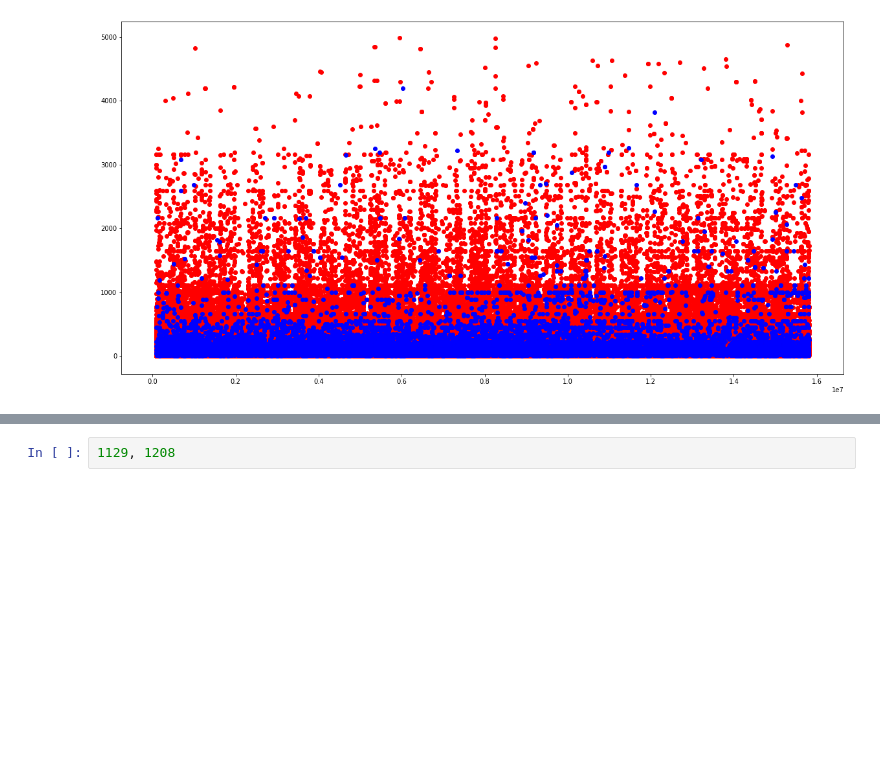
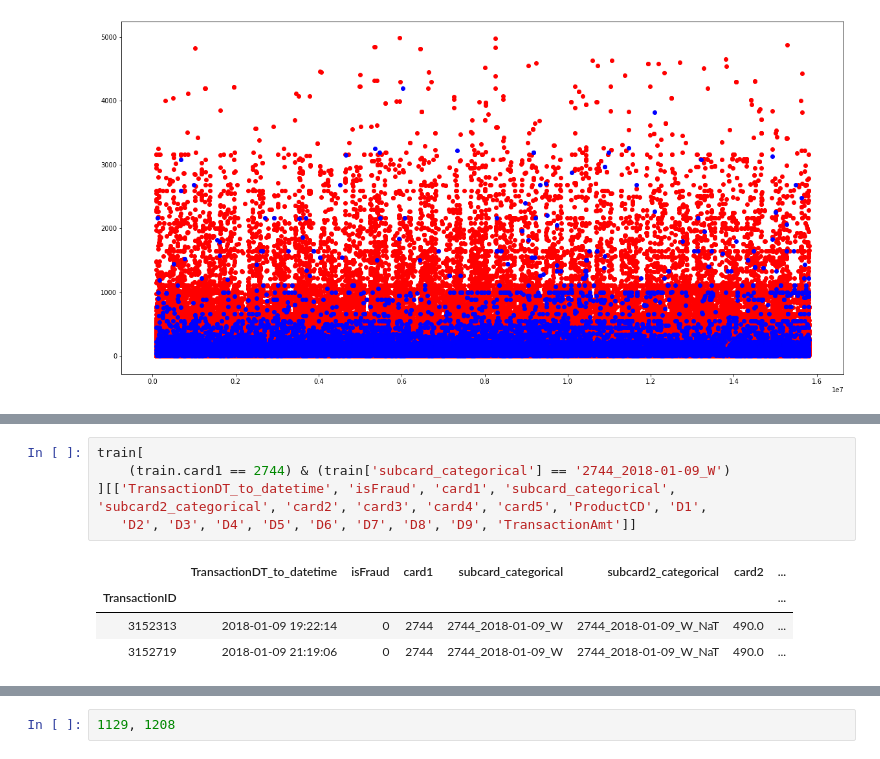
Before and after one commit to merkylove/IEEE_FRAUD, a Jupyter notebook: V_EDA.ipynb, the cells around one changed output, grey strips where cells are left out. Saved outputs shown, nothing was run; the diff lists cells and outputs as text; blank space fills up the shorter version.

```diff
--- a/V_EDA.ipynb
+++ b/V_EDA.ipynb
@@ -326,0 +298,10 @@ tmp[
+# %%
+train[
+    (train.card1 == 2744) & (train['subcard_categorical'] == '2744_2018-01-09_W')
+][['TransactionDT_to_datetime', 'isFraud', 'card1', 'subcard_categorical', 'subcard2_categorical', 'card2', 'card3', 'card4', 'card5', 'ProductCD', 'D1',
+   'D2', 'D3', 'D4', 'D5', 'D6', 'D7', 'D8', 'D9', 'TransactionAmt']]
+# %% [output]
+|  | TransactionDT_to_datetime | isFraud | card1 | subcard_categorical | subcard2_categorical | card2 | ... |
+| TransactionID |  |  |  |  |  |  | ... |
+| 3152313 | 2018-01-09 19:22:14 | 0 | 2744 | 2744_2018-01-09_W | 2744_2018-01-09_W_NaT | 490.0 | ... |
+| 3152719 | 2018-01-09 21:19:06 | 0 | 2744 | 2744_2018-01-09_W | 2744_2018-01-09_W_NaT | 490.0 | ... |
```
Also changed, not shown: parts of 19 cells of this notebook, 5 other files.
